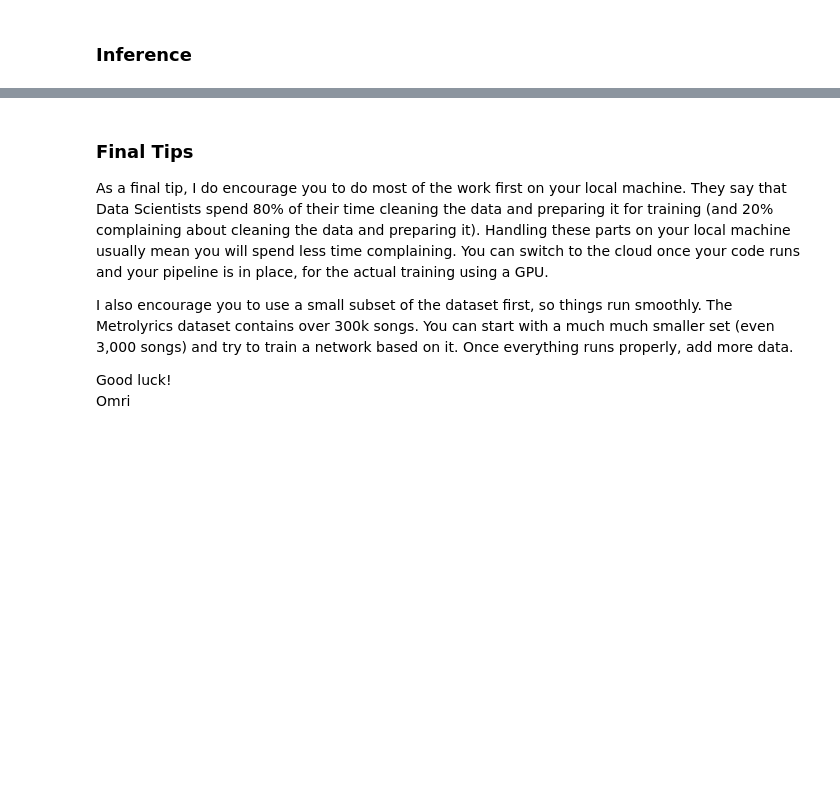
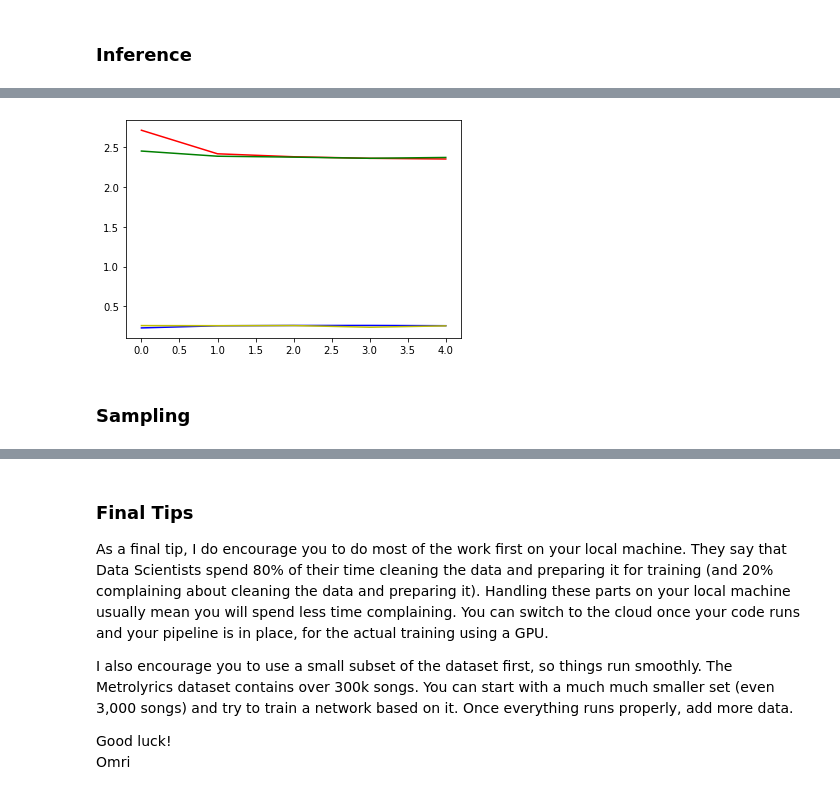
Before and after one commit to asafam/biu-advanced-deep-learning, a Jupyter notebook: DL_rnn_text_classification_generation.ipynb, the cells around one changed output, grey strips where cells are left out. Cells and saved outputs as stored; diff of their text form; code cells hidden in the pictures; blank space fills up the shorter version.

```diff
--- a/DL_rnn_text_classification_generation.ipynb
+++ b/DL_rnn_text_classification_generation.ipynb
@@ -770,7 +810,7 @@ for epoch in range(N_EPOCHS):
 
     if val_loss < best_val_loss:
         best_val_loss = val_loss
-        torch.save(model.state_dict(), 'lstm-gen-best-model.pt')
+        torch.save(model.state_dict(), 'lstm-gen-best-model.model')
 
     print(f'Epoch: {epoch+1:02} | Epoch Time: {epoch_mins}m {epoch_secs}s')
     print(f'\tTrain Loss: {train_loss:.3f} | Train Acc: {train_acc*100:.2f}%')
@@ -798,0 +1098,29 @@ def predict(device, model, length, n_vocab, vocab_to_int, int_to_vocab, top_k=5)
+# %%
+BATCH_SIZE = 32
+
+model = CharLSTM(input_size=n_letters, hidden_size=128, output_size=n_letters)
+# %%
+import time
+import math
+
+def timeSince(since):
+    now = time.time()
+    s = now - since
+    m = math.floor(s / 60)
+    s -= m * 60
+    return '%dm %ds' % (m, s)
+
+def epoch_time(start_time, end_time):
+    elapsed_time = end_time - start_time
+    elapsed_mins = int(elapsed_time / 60)
+    elapsed_secs = int(elapsed_time - (elapsed_mins * 60))
+    return elapsed_mins, elapsed_secs
+# %%
+dataset = SongsCharactersDataset(data[data["genre"] == "Country"][:10], BATCH_SIZE)
+
+train_size = int(0.8 * len(dataset))
+val_size = len(dataset) - train_size
+train_data, val_data = random_split(dataset, [train_size, val_size])
+
+train_loader = DataLoader(train_data, batch_size=BATCH_SIZE, shuffle=True)
+val_loader = DataLoader(val_data, batch_size=BATCH_SIZE, shuffle=True)
@@ -798,0 +1188,14 @@ def predict(device, model, length, n_vocab, vocab_to_int, int_to_vocab, top_k=5)
+# %%
+import matplotlib.pyplot as plt
+import matplotlib.ticker as ticker
+
+plt.figure()
+plt.plot(all_train_losses, 'r')
+plt.plot(all_val_losses, 'g')
+plt.plot(train_accuracy, 'b')
+plt.plot(val_accuracy, 'y')
+plt.show()
+# %% [output]
+[figure, added]
+# %% [markdown]
+### Sampling
```
Also changed, not shown: parts of 38 cells of this notebook, 5 other files.
